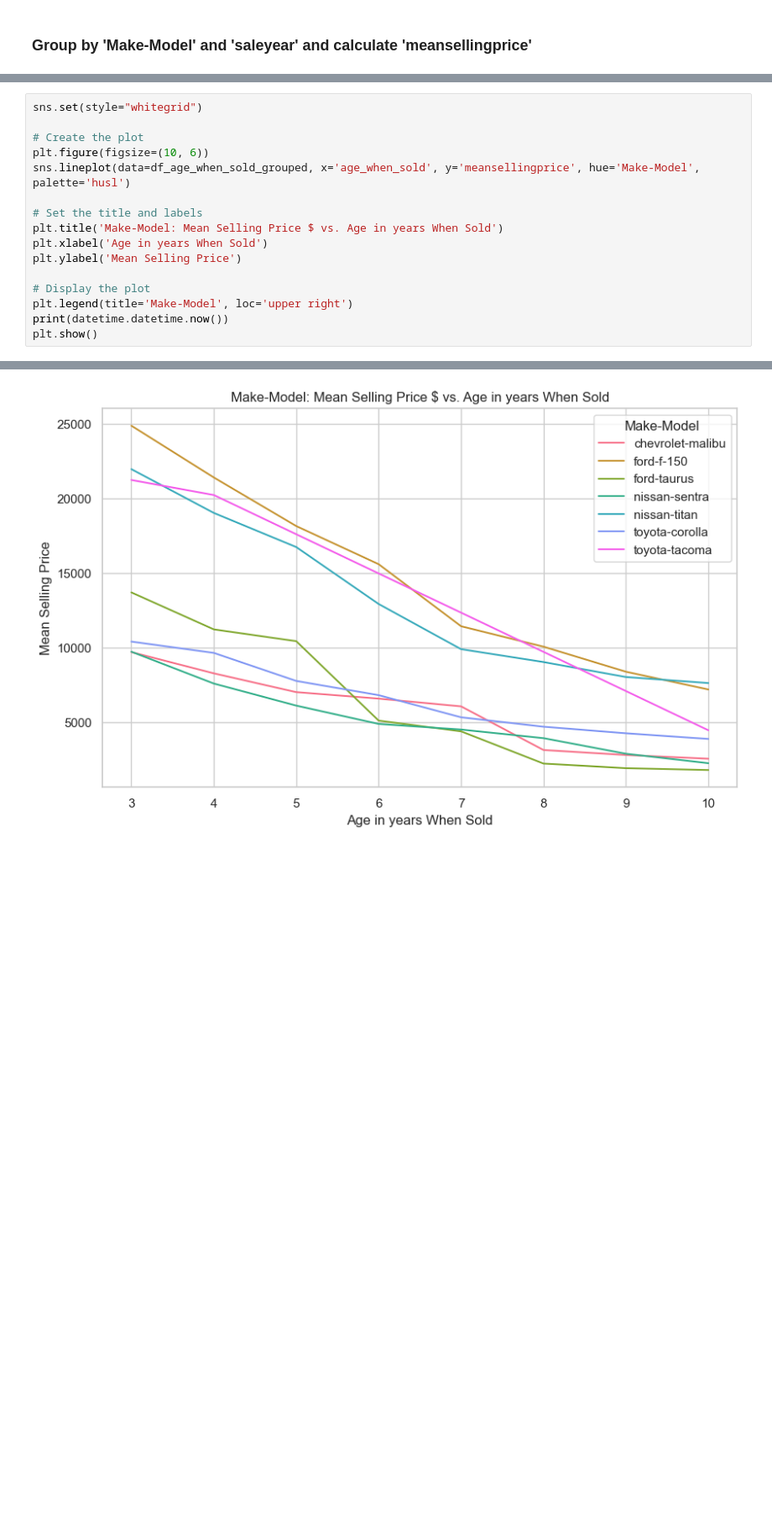
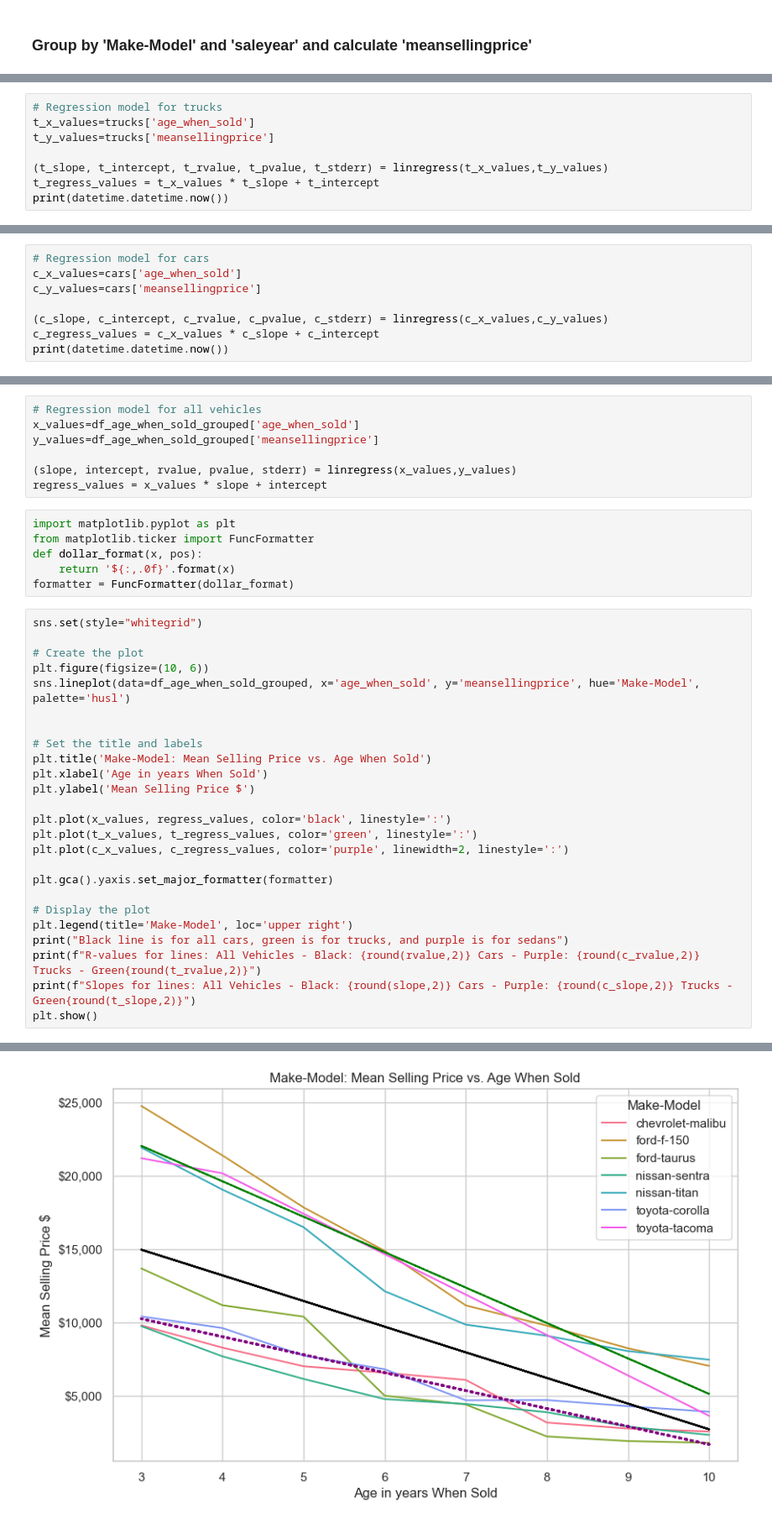
Before and after one commit to jerryevalentine/UCB-Project-1, a Jupyter notebook: Question 8 Model Depreciation.ipynb, the cells around one changed output, grey strips where cells are left out. Shown: that part at 84% size. Cells and saved outputs as stored; diff of their text form; blank space fills up the shorter version.

```diff
--- a/Question 8 Model Depreciation.ipynb
+++ b/Question 8 Model Depreciation.ipynb
@@ -52,0 +120,8 @@ df_age_when_sold_grouped= df_age_when_sold_grouped[df_age_when_sold_grouped['mod
+# %%
+# Regression model for trucks
+t_x_values=trucks['age_when_sold']
+t_y_values=trucks['meansellingprice']
+
+(t_slope, t_intercept, t_rvalue, t_pvalue, t_stderr) = linregress(t_x_values,t_y_values)
+t_regress_values = t_x_values * t_slope + t_intercept
+print(datetime.datetime.now())
@@ -52,0 +130,8 @@ df_age_when_sold_grouped= df_age_when_sold_grouped[df_age_when_sold_grouped['mod
+# %%
+# Regression model for cars
+c_x_values=cars['age_when_sold']
+c_y_values=cars['meansellingprice']
+
+(c_slope, c_intercept, c_rvalue, c_pvalue, c_stderr) = linregress(c_x_values,c_y_values)
+c_regress_values = c_x_values * c_slope + c_intercept
+print(datetime.datetime.now())
@@ -53,3 +140,16 @@ df_age_when_sold_grouped= df_age_when_sold_grouped[df_age_when_sold_grouped['mod
+# %%
+# Regression model for all vehicles
+x_values=df_age_when_sold_grouped['age_when_sold']
+y_values=df_age_when_sold_grouped['meansellingprice']
+
+(slope, intercept, rvalue, pvalue, stderr) = linregress(x_values,y_values)
+regress_values = x_values * slope + intercept
+# %%
+import matplotlib.pyplot as plt
+from matplotlib.ticker import FuncFormatter
+def dollar_format(x, pos):
+    return '${:,.0f}'.format(x)
+formatter = FuncFormatter(dollar_format)
 # %%
 sns.set(style="whitegrid")
 
@@ -57,13 +157,22 @@ sns.set(style="whitegrid")
 plt.figure(figsize=(10, 6))
 sns.lineplot(data=df_age_when_sold_grouped, x='age_when_sold', y='meansellingprice', hue='Make-Model', palette='husl')
 
+
 # Set the title and labels
-plt.title('Make-Model: Mean Selling Price $ vs. Age in years When Sold')
+plt.title('Make-Model: Mean Selling Price vs. Age When Sold')
 plt.xlabel('Age in years When Sold')
-plt.ylabel('Mean Selling Price')
+plt.ylabel('Mean Selling Price $')
+
+plt.plot(x_values, regress_values, color='black', linestyle=':')
+plt.plot(t_x_values, t_regress_values, color='green', linestyle=':')
+plt.plot(c_x_values, c_regress_values, color='purple', linewidth=2, linestyle=':')
+
+plt.gca().yaxis.set_major_formatter(formatter)
 
 # Display the plot
 plt.legend(title='Make-Model', loc='upper right')
-print(datetime.datetime.now())
+print("Black line is for all cars, green is for trucks, and purple is for sedans")
+print(f"R-values for lines: All Vehicles - Black: {round(rvalue,2)} Cars - Purple: {round(c_rvalue,2)} Trucks - Green{round(t_rvalue,2)}")
+print(f"Slopes for lines: All Vehicles - Black: {round(slope,2)} Cars - Purple: {round(c_slope,2)} Trucks - Green{round(t_slope,2)}")
 plt.show()
 # %% [output]
@@ -71,4 +182,4 @@ plt.show()
-[figure, old version]
+[figure, new version]
 # %%
 sns.set(style="whitegrid")
 
```
Also changed, not shown: parts of 13 cells of this notebook, 1 other file.
